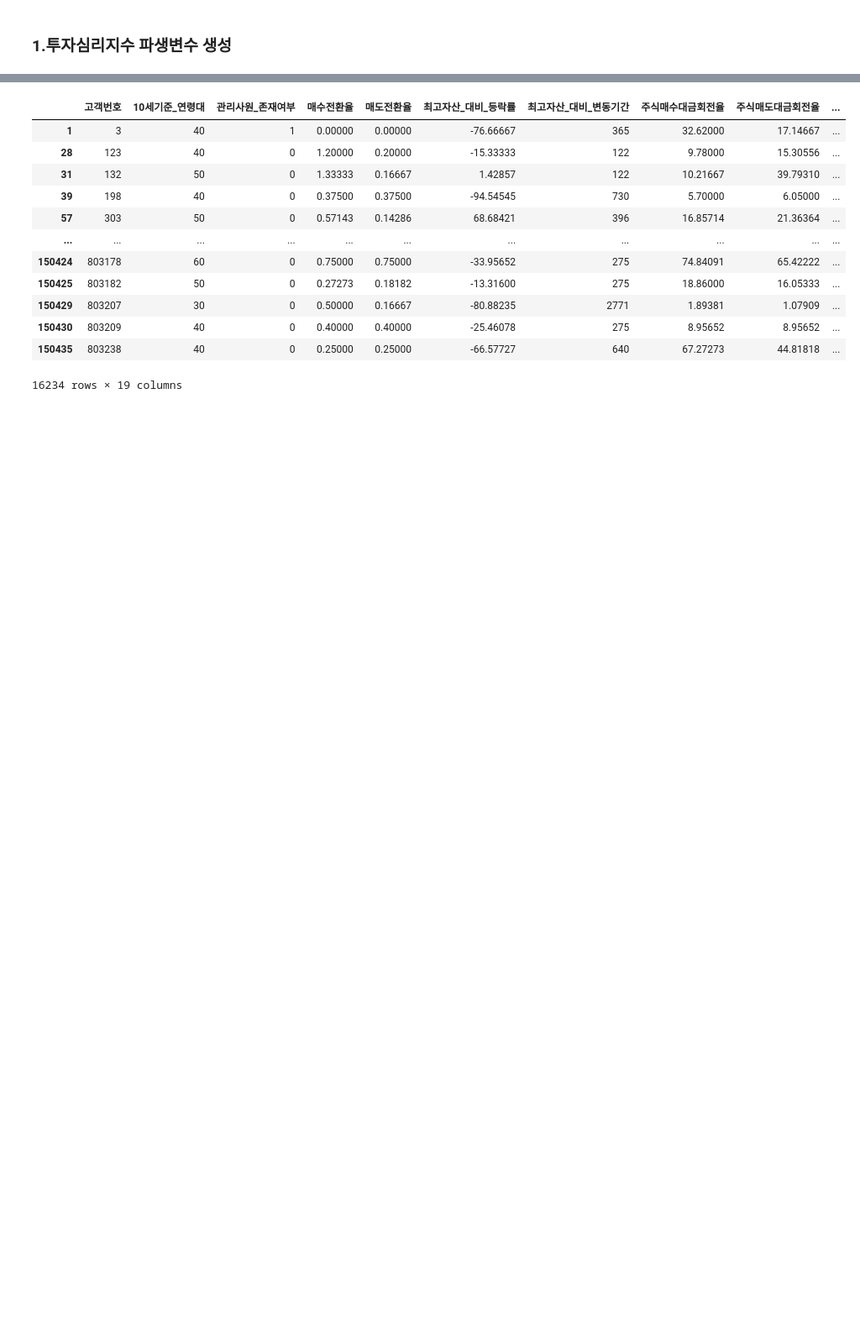
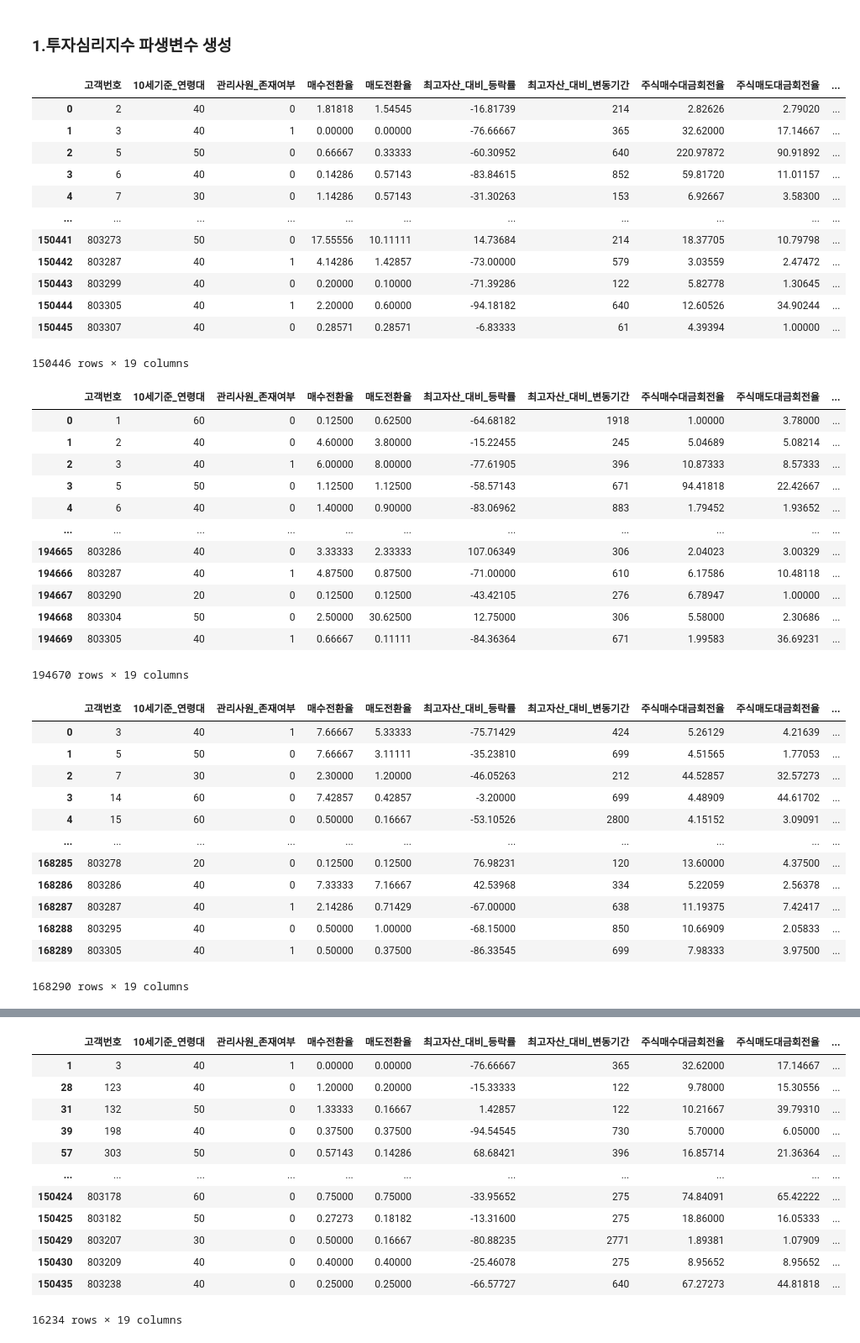
Before and after one commit to ksydata/MiraeAssetHackathon, a Jupyter notebook: [cs_data]_4_ConsumerDBSCAN.ipynb, the cells around one changed output, grey strips where cells are left out. Shown: that part at 84% size. Cells and saved outputs as stored; diff of their text form; code cells hidden in the pictures; blank space fills up the shorter version.

```diff
--- a/[cs_data]_4_ConsumerDBSCAN.ipynb
+++ b/[cs_data]_4_ConsumerDBSCAN.ipynb
@@ -354,3 +352,47 @@ CS_DATA_M2_3, CS_DATA_M3_1, CS_DATA_M4_2 = ClusterInstance.loadDataset()
   # CS_DATA_M2_3 = ClusterInstance.mutateInvestorSentimentIndex(dataframe = RAW_DATA_M2_3)
   # CS_DATA_M3_1 = ClusterInstance.mutateInvestorSentimentIndex(dataframe = RAW_DATA_M3_1)
   # CS_DATA_M4_2 = ClusterInstance.mutateInvestorSentimentIndex(dataframe = RAW_DATA_M4_2)
+# %%
+display(CS_DATA_M2_3)
+display(CS_DATA_M3_1)
+display(CS_DATA_M4_2)
+# %% [output]
+|  | 고객번호 | 10세기준_연령대 | 관리사원_존재여부 | 매수전환율 | 매도전환율 | 최고자산_대비_등락률 | 최고자산_대비_변동기간 | 주식매수대금회전율 | 주식매도대금회전율 | ... |
+| 0 | 2 | 40 | 0 | 1.81818 | 1.54545 | -16.81739 | 214 | 2.82626 | 2.79020 | ... |
+| 1 | 3 | 40 | 1 | 0.00000 | 0.00000 | -76.66667 | 365 | 32.62000 | 17.14667 | ... |
+| 2 | 5 | 50 | 0 | 0.66667 | 0.33333 | -60.30952 | 640 | 220.97872 | 90.91892 | ... |
+| 3 | 6 | 40 | 0 | 0.14286 | 0.57143 | -83.84615 | 852 | 59.81720 | 11.01157 | ... |
+| 4 | 7 | 30 | 0 | 1.14286 | 0.57143 | -31.30263 | 153 | 6.92667 | 3.58300 | ... |
+| ... | ... | ... | ... | ... | ... | ... | ... | ... | ... | ... |
+| 150441 | 803273 | 50 | 0 | 17.55556 | 10.11111 | 14.73684 | 214 | 18.37705 | 10.79798 | ... |
+| 150442 | 803287 | 40 | 1 | 4.14286 | 1.42857 | -73.00000 | 579 | 3.03559 | 2.47472 | ... |
+| 150443 | 803299 | 40 | 0 | 0.20000 | 0.10000 | -71.39286 | 122 | 5.82778 | 1.30645 | ... |
+| 150444 | 803305 | 40 | 1 | 2.20000 | 0.60000 | -94.18182 | 640 | 12.60526 | 34.90244 | ... |
+| 150445 | 803307 | 40 | 0 | 0.28571 | 0.28571 | -6.83333 | 61 | 4.39394 | 1.00000 | ... |
+150446 rows × 19 columns
+|  | 고객번호 | 10세기준_연령대 | 관리사원_존재여부 | 매수전환율 | 매도전환율 | 최고자산_대비_등락률 | 최고자산_대비_변동기간 | 주식매수대금회전율 | 주식매도대금회전율 | ... |
+| 0 | 1 | 60 | 0 | 0.12500 | 0.62500 | -64.68182 | 1918 | 1.00000 | 3.78000 | ... |
+| 1 | 2 | 40 | 0 | 4.60000 | 3.80000 | -15.22455 | 245 | 5.04689 | 5.08214 | ... |
+| 2 | 3 | 40 | 1 | 6.00000 | 8.00000 | -77.61905 | 396 | 10.87333 | 8.57333 | ... |
+| 3 | 5 | 50 | 0 | 1.12500 | 1.12500 | -58.57143 | 671 | 94.41818 | 22.42667 | ... |
+| 4 | 6 | 40 | 0 | 1.40000 | 0.90000 | -83.06962 | 883 | 1.79452 | 1.93652 | ... |
+| ... | ... | ... | ... | ... | ... | ... | ... | ... | ... | ... |
+| 194665 | 803286 | 40 | 0 | 3.33333 | 2.33333 | 107.06349 | 306 | 2.04023 | 3.00329 | ... |
+| 194666 | 803287 | 40 | 1 | 4.87500 | 0.87500 | -71.00000 | 610 | 6.17586 | 10.48118 | ... |
+| 194667 | 803290 | 20 | 0 | 0.12500 | 0.12500 | -43.42105 | 276 | 6.78947 | 1.00000 | ... |
+| 194668 | 803304 | 50 | 0 | 2.50000 | 30.62500 | 12.75000 | 306 | 5.58000 | 2.30686 | ... |
+| 194669 | 803305 | 40 | 1 | 0.66667 | 0.11111 | -84.36364 | 671 | 1.99583 | 36.69231 | ... |
+194670 rows × 19 columns
+|  | 고객번호 | 10세기준_연령대 | 관리사원_존재여부 | 매수전환율 | 매도전환율 | 최고자산_대비_등락률 | 최고자산_대비_변동기간 | 주식매수대금회전율 | 주식매도대금회전율 | ... |
+| 0 | 3 | 40 | 1 | 7.66667 | 5.33333 | -75.71429 | 424 | 5.26129 | 4.21639 | ... |
+| 1 | 5 | 50 | 0 | 7.66667 | 3.11111 | -35.23810 | 699 | 4.51565 | 1.77053 | ... |
+| 2 | 7 | 30 | 0 | 2.30000 | 1.20000 | -46.05263 | 212 | 44.52857 | 32.57273 | ... |
+| 3 | 14 | 60 | 0 | 7.42857 | 0.42857 | -3.20000 | 699 | 4.48909 | 44.61702 | ... |
+| 4 | 15 | 60 | 0 | 0.50000 | 0.16667 | -53.10526 | 2800 | 4.15152 | 3.09091 | ... |
+| ... | ... | ... | ... | ... | ... | ... | ... | ... | ... | ... |
+| 168285 | 803278 | 20 | 0 | 0.12500 | 0.12500 | 76.98231 | 120 | 13.60000 | 4.37500 | ... |
+| 168286 | 803286 | 40 | 0 | 7.33333 | 7.16667 | 42.53968 | 334 | 5.22059 | 2.56378 | ... |
+| 168287 | 803287 | 40 | 1 | 2.14286 | 0.71429 | -67.00000 | 638 | 11.19375 | 7.42417 | ... |
+| 168288 | 803295 | 40 | 0 | 0.50000 | 1.00000 | -68.15000 | 850 | 10.66909 | 2.05833 | ... |
+| 168289 | 803305 | 40 | 1 | 0.50000 | 0.37500 | -86.33545 | 699 | 7.98333 | 3.97500 | ... |
+168290 rows × 19 columns
```
Also changed, not shown: parts of 9 cells of this notebook.
